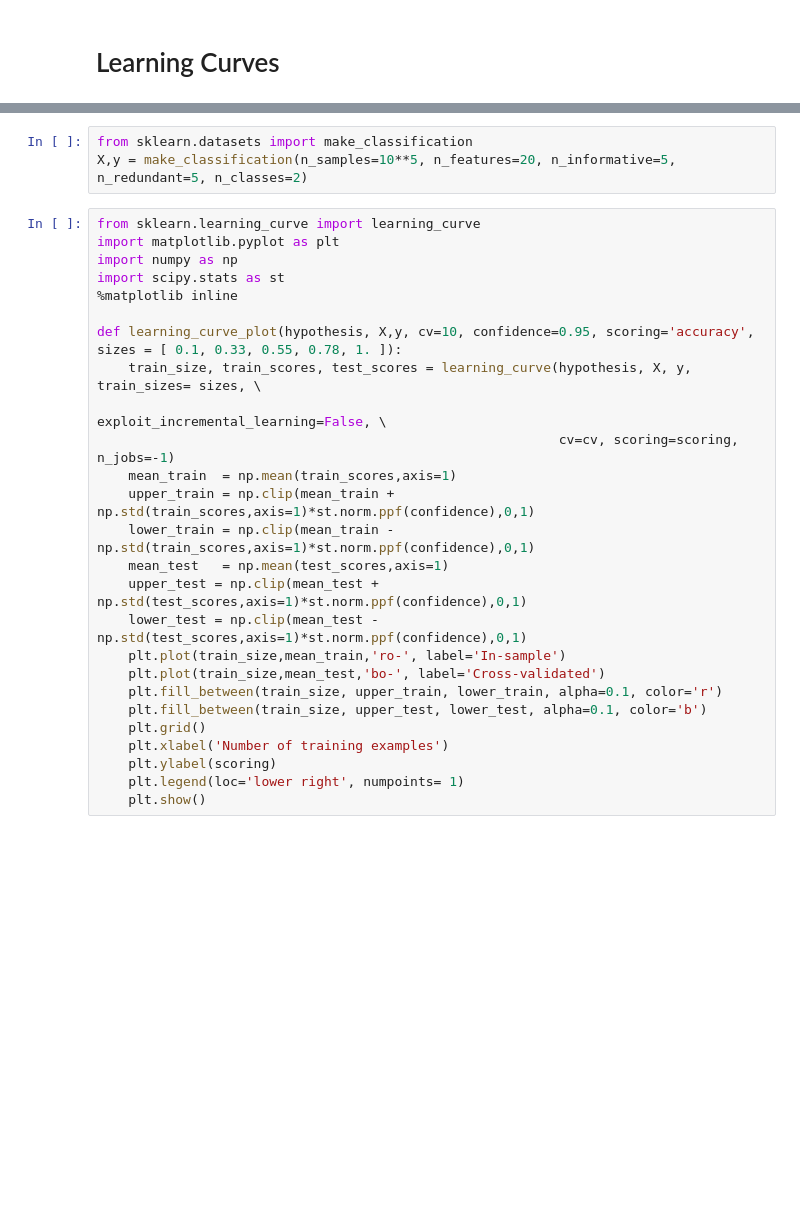
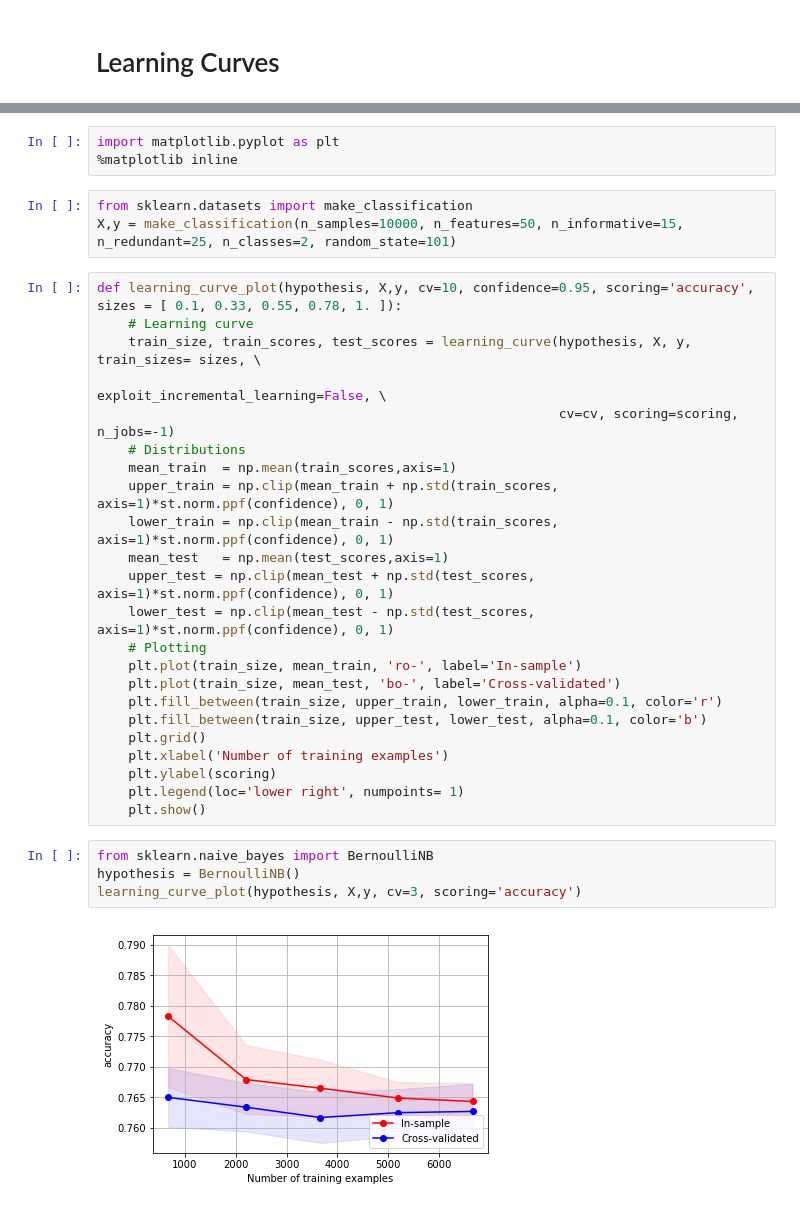
Before and after one commit to lmassaron/assirm_20170523, a Jupyter notebook: experiments/Learning curves.ipynb, the cells around one changed output, grey strips where cells are left out. Drawn from its saved outputs; the diff is of its cells as text; blank space fills up the shorter version.

```diff
--- a/experiments/Learning curves.ipynb
+++ b/experiments/Learning curves.ipynb
@@ -3,25 +11,25 @@
+# %%
+import matplotlib.pyplot as plt
+%matplotlib inline
 # %%
 from sklearn.datasets import make_classification
-X,y = make_classification(n_samples=10**5, n_features=20, n_informative=5, n_redundant=5, n_classes=2)
+X,y = make_classification(n_samples=10000, n_features=50, n_informative=15, n_redundant=25, n_classes=2, random_state=101)
 # %%
-from sklearn.learning_curve import learning_curve
-import matplotlib.pyplot as plt
-import numpy as np
-import scipy.stats as st
-%matplotlib inline
-
 def learning_curve_plot(hypothesis, X,y, cv=10, confidence=0.95, scoring='accuracy', sizes = [ 0.1, 0.33, 0.55, 0.78, 1. ]):
+    # Learning curve
     train_size, train_scores, test_scores = learning_curve(hypothesis, X, y, train_sizes= sizes, \
                                                            exploit_incremental_learning=False, \
                                                            cv=cv, scoring=scoring, n_jobs=-1)
+    # Distributions
     mean_train  = np.mean(train_scores,axis=1)
-    upper_train = np.clip(mean_train + np.std(train_scores,axis=1)*st.norm.ppf(confidence),0,1)
-    lower_train = np.clip(mean_train - np.std(train_scores,axis=1)*st.norm.ppf(confidence),0,1)
+    upper_train = np.clip(mean_train + np.std(train_scores, axis=1)*st.norm.ppf(confidence), 0, 1)
+    lower_train = np.clip(mean_train - np.std(train_scores, axis=1)*st.norm.ppf(confidence), 0, 1)
     mean_test   = np.mean(test_scores,axis=1)
-    upper_test = np.clip(mean_test + np.std(test_scores,axis=1)*st.norm.ppf(confidence),0,1)
-    lower_test = np.clip(mean_test - np.std(test_scores,axis=1)*st.norm.ppf(confidence),0,1)
-    plt.plot(train_size,mean_train,'ro-', label='In-sample')
-    plt.plot(train_size,mean_test,'bo-', label='Cross-validated')
+    upper_test = np.clip(mean_test + np.std(test_scores, axis=1)*st.norm.ppf(confidence), 0, 1)
+    lower_test = np.clip(mean_test - np.std(test_scores, axis=1)*st.norm.ppf(confidence), 0, 1)
+    # Plotting
+    plt.plot(train_size, mean_train, 'ro-', label='In-sample')
+    plt.plot(train_size, mean_test, 'bo-', label='Cross-validated')
     plt.fill_between(train_size, upper_train, lower_train, alpha=0.1, color='r')
     plt.fill_between(train_size, upper_test, lower_test, alpha=0.1, color='b')
     plt.grid()
@@ -29,3 +37,9 @@ def learning_curve_plot(hypothesis, X,y, cv=10, confidence=0.95, scoring='accura
     plt.ylabel(scoring)
     plt.legend(loc='lower right', numpoints= 1)
     plt.show()
+# %%
+from sklearn.naive_bayes import BernoulliNB
+hypothesis = BernoulliNB()
+learning_curve_plot(hypothesis, X,y, cv=3, scoring='accuracy')
+# %% [output]
+[figure, added]
```
Also changed, not shown: parts of 16 cells of this notebook.
